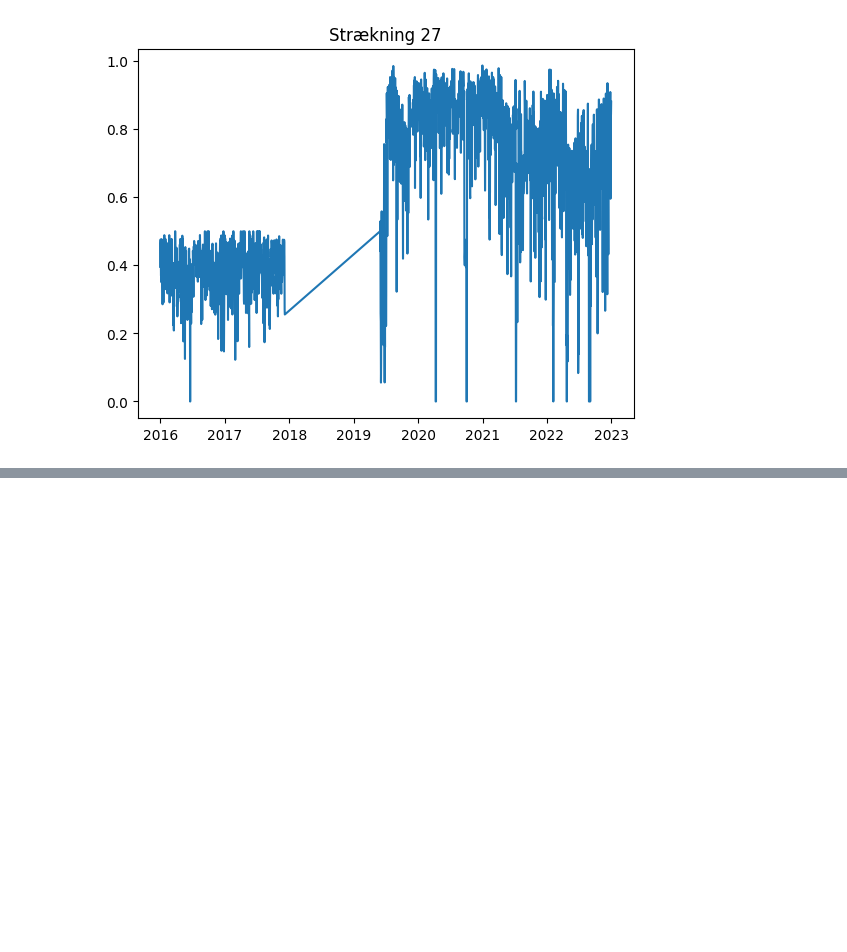
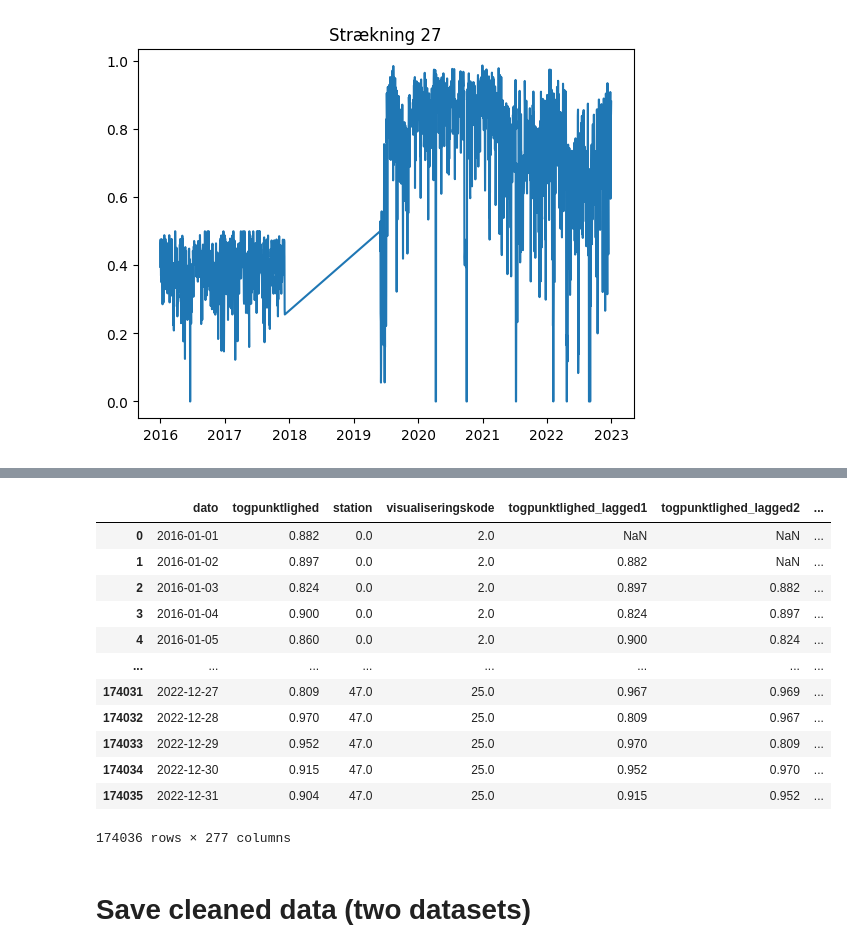
Before and after one commit to clarachristiansen/Bachelor_project, a Jupyter notebook: Data_cleaning.ipynb, the cells around one changed output, grey strips where cells are left out. Saved outputs shown, nothing was run; the diff lists cells and outputs as text; code cells hidden in the pictures; blank space fills up the shorter version.

Commit message:
With Lagged features, simple dataset and Markdown comments

```diff
--- a/Data_cleaning.ipynb
+++ b/Data_cleaning.ipynb
@@ -132,0 +119,21 @@ for strækning in [18, 25, 27]:
+# %%
+important_features = ['dsb_open_errors_a', 'dsb_open_errors_b', 'dsb_open_errors_c', 'dsb_open_errors_d',
+                      'dsb_0_1', 'dsb_lkf_sygdom', 'dsb_tgf_sygdom',
+                      'dsb_nedformeringer', 'dsb_opformeringer', 'dsb_event_count',
+                      'dsb_station_passengers_in', 'dsb_station_passengers_out',
+                      'mean_temp', 'mean_wind_speed', 'acc_precip',
+                      'togpunktlighed'] # Weather data added
+# %%
+combinations = data[['visualiseringskode', 'station']].drop_duplicates().values
+
+lagged_dfs = []
+
+for strækning, station in combinations:
+    data_temp = data[(data['visualiseringskode'] == strækning) & (data['station'] == station)]
+    data_temp = data_temp.groupby('dato').mean() # Does not matter that it is mean - same number of rows just need aggregation function.
+    for feature in important_features:
+        for lag in range(1,5):
+            data_temp[f'{feature}_lagged{lag}'] = data_temp[feature].shift(lag)
+    lagged_dfs.append(data_temp)
+
+lagged_data = pd.concat(lagged_dfs)
@@ -202,0 +234,10 @@ data_transformed
+# %%
+from sklearn.preprocessing import MinMaxScaler
+# Same for lagged data:
+scaler = MinMaxScaler()
+not_transformed = ['dato', 'togpunktlighed', 'visualiseringskode', 'station']
+columns_to_scale = [col for col in lagged_data.columns if col not in not_transformed and not any(col.startswith(prefix) for prefix in not_transformed)] # Also avoid the lagged features
+
+data_t = scaler.fit_transform(lagged_data.loc[:, columns_to_scale])
+data_t = pd.DataFrame(data_t, columns=columns_to_scale)
+data_t
@@ -203,2 +258,27 @@ data_transformed
+# %%
+# Not transformed data
+lagged_columns_to_include = [col for col in lagged_data.columns if any(col.startswith(prefix) for prefix in not_transformed)]
+lagged_data_subset = lagged_data[lagged_columns_to_include].reset_index()
+# Transformed data
+data_t.reset_index(drop=True, inplace=True) # So it concatenates properly
+# Concatenate
+data_lagged_transformed = pd.concat([lagged_data_subset, data_t], axis=1)
+data_lagged_transformed
+# %% [output]
+|  | dato | togpunktlighed | station | visualiseringskode | togpunktlighed_lagged1 | togpunktlighed_lagged2 | ... |
+| 0 | 2016-01-01 | 0.882 | 0.0 | 2.0 | NaN | NaN | ... |
+| 1 | 2016-01-02 | 0.897 | 0.0 | 2.0 | 0.882 | NaN | ... |
+| 2 | 2016-01-03 | 0.824 | 0.0 | 2.0 | 0.897 | 0.882 | ... |
+| 3 | 2016-01-04 | 0.900 | 0.0 | 2.0 | 0.824 | 0.897 | ... |
+| 4 | 2016-01-05 | 0.860 | 0.0 | 2.0 | 0.900 | 0.824 | ... |
+| ... | ... | ... | ... | ... | ... | ... | ... |
+| 174031 | 2022-12-27 | 0.809 | 47.0 | 25.0 | 0.967 | 0.969 | ... |
+| 174032 | 2022-12-28 | 0.970 | 47.0 | 25.0 | 0.809 | 0.967 | ... |
+| 174033 | 2022-12-29 | 0.952 | 47.0 | 25.0 | 0.970 | 0.809 | ... |
+| 174034 | 2022-12-30 | 0.915 | 47.0 | 25.0 | 0.952 | 0.970 | ... |
+| 174035 | 2022-12-31 | 0.904 | 47.0 | 25.0 | 0.915 | 0.952 | ... |
+174036 rows × 277 columns
+# %% [markdown]
+# Save cleaned data (two datasets)
 # %%
 data_transformed.to_csv('Data/Cleaned_data.csv', index=False)
```
Also changed, not shown: parts of 20 cells of this notebook.
